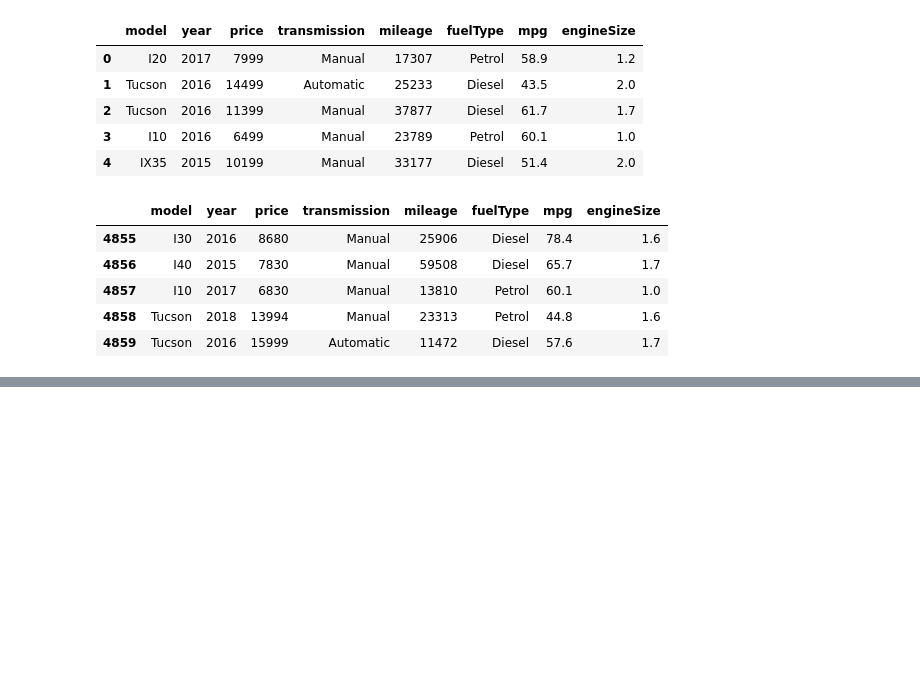
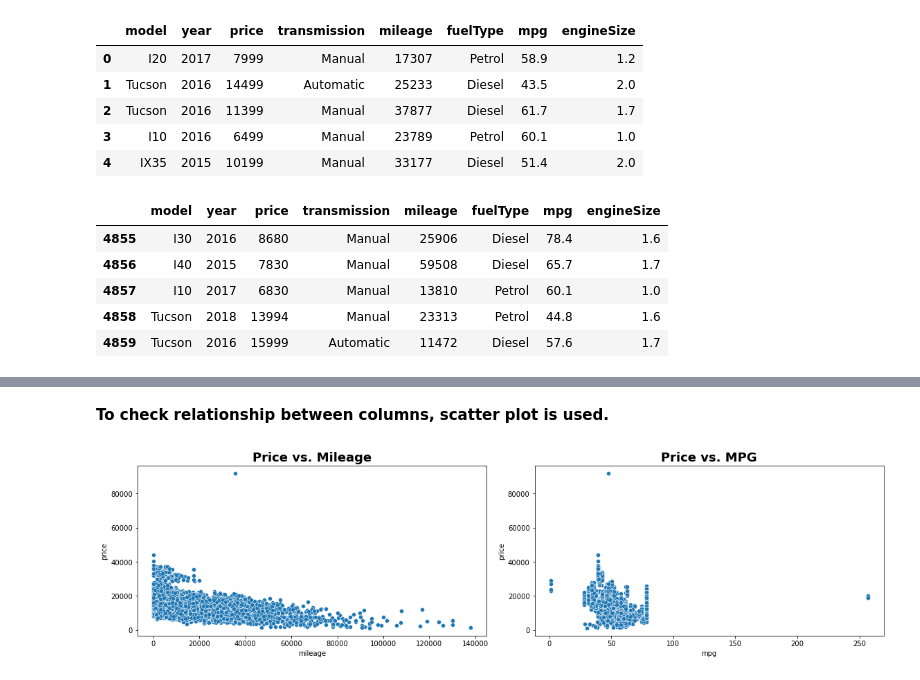
Before and after one commit to Rizvi-07/Data-Visualization-With-python, a Jupyter notebook: hyundai_EDA.ipynb, the cells around one changed output, grey strips where cells are left out. Drawn from its saved outputs; the diff is of its cells as text; code cells hidden in the pictures; blank space fills up the shorter version.

```diff
--- a/hyundai_EDA.ipynb
+++ b/hyundai_EDA.ipynb
@@ -115,0 +133,21 @@ plt.show()
+# %% [markdown]
+**To check relationship between columns, scatter plot is used.**
+# %%
+plt.figure(figsize=(16,8))
+
+#price vs mileage scatter plot
+plt.subplot(2, 2, 1)
+sns.scatterplot(x="mileage", y="price", data=df)
+#make the title more readable
+plt.title('Price vs. Mileage', weight='bold').set_fontsize('18')
+
+#price vs mpg scatter plot
+plt.subplot(2, 2, 2)
+sns.scatterplot(x="mpg", y="price", data=df)
+#make the title more readable
+plt.title('Price vs. MPG', weight='bold').set_fontsize('18')
+
+plt.tight_layout()
+plt.show()
+# %% [output]
+[figure, added]
```
Also changed, not shown: parts of 28 cells of this notebook.
